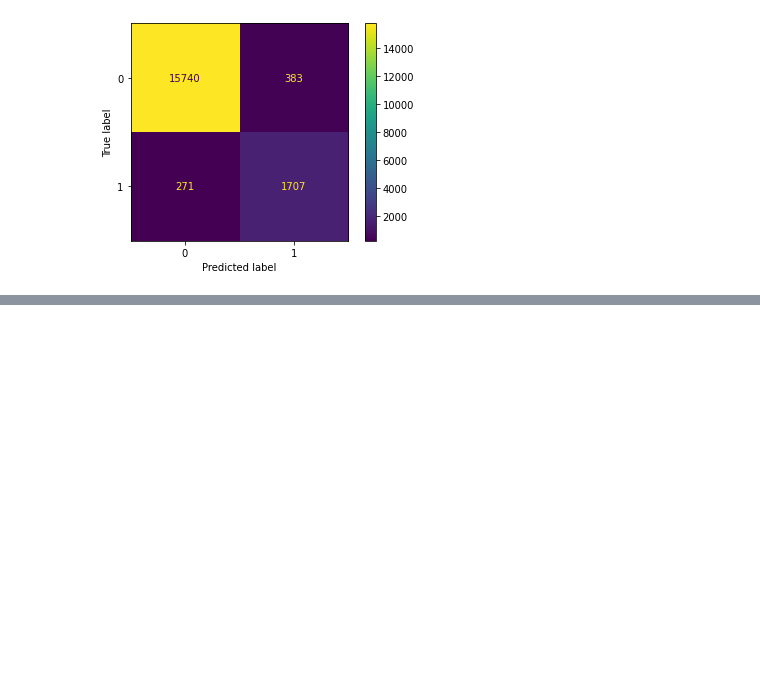
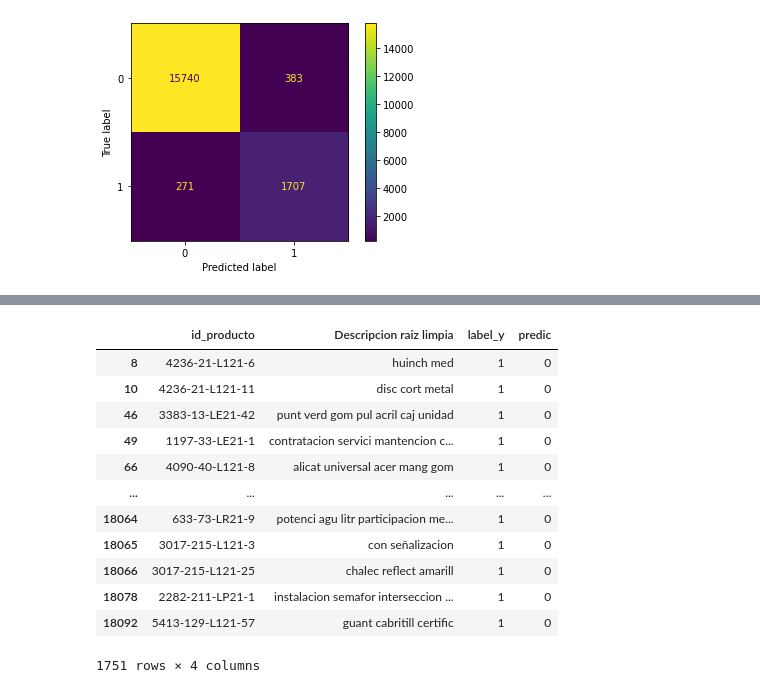
Before and after one commit to metalkutz/juanito_v2.0, a Jupyter notebook: Modelos/mod_reg_logist.ipynb, the cells around one changed output, grey strips where cells are left out. Drawn from its saved outputs; the diff is of its cells as text; code cells hidden in the pictures; blank space fills up the shorter version.

```diff
--- a/Modelos/mod_reg_logist.ipynb
+++ b/Modelos/mod_reg_logist.ipynb
@@ -315,0 +373,16 @@ fh.close()
+# %%
+e[(e['label_y']==1)& (e['predic']==0)]
+# %% [output]
+|  | id_producto | Descripcion raiz limpia | label_y | predic |
+| 8 | 4236-21-L121-6 | huinch med | 1 | 0 |
+| 10 | 4236-21-L121-11 | disc cort metal | 1 | 0 |
+| 46 | 3383-13-LE21-42 | punt verd gom pul acril caj unidad | 1 | 0 |
+| 49 | 1197-33-LE21-1 | contratacion servici mantencion c... | 1 | 0 |
+| 66 | 4090-40-L121-8 | alicat universal acer mang gom | 1 | 0 |
+| ... | ... | ... | ... | ... |
+| 18064 | 633-73-LR21-9 | potenci agu litr participacion me... | 1 | 0 |
+| 18065 | 3017-215-L121-3 | con señalizacion | 1 | 0 |
+| 18066 | 3017-215-L121-25 | chalec reflect amarill | 1 | 0 |
+| 18078 | 2282-211-LP21-1 | instalacion semafor interseccion ... | 1 | 0 |
+| 18092 | 5413-129-L121-57 | guant cabritill certific | 1 | 0 |
+1751 rows × 4 columns
```
Also changed, not shown: parts of 10 cells of this notebook, 1 other file.
